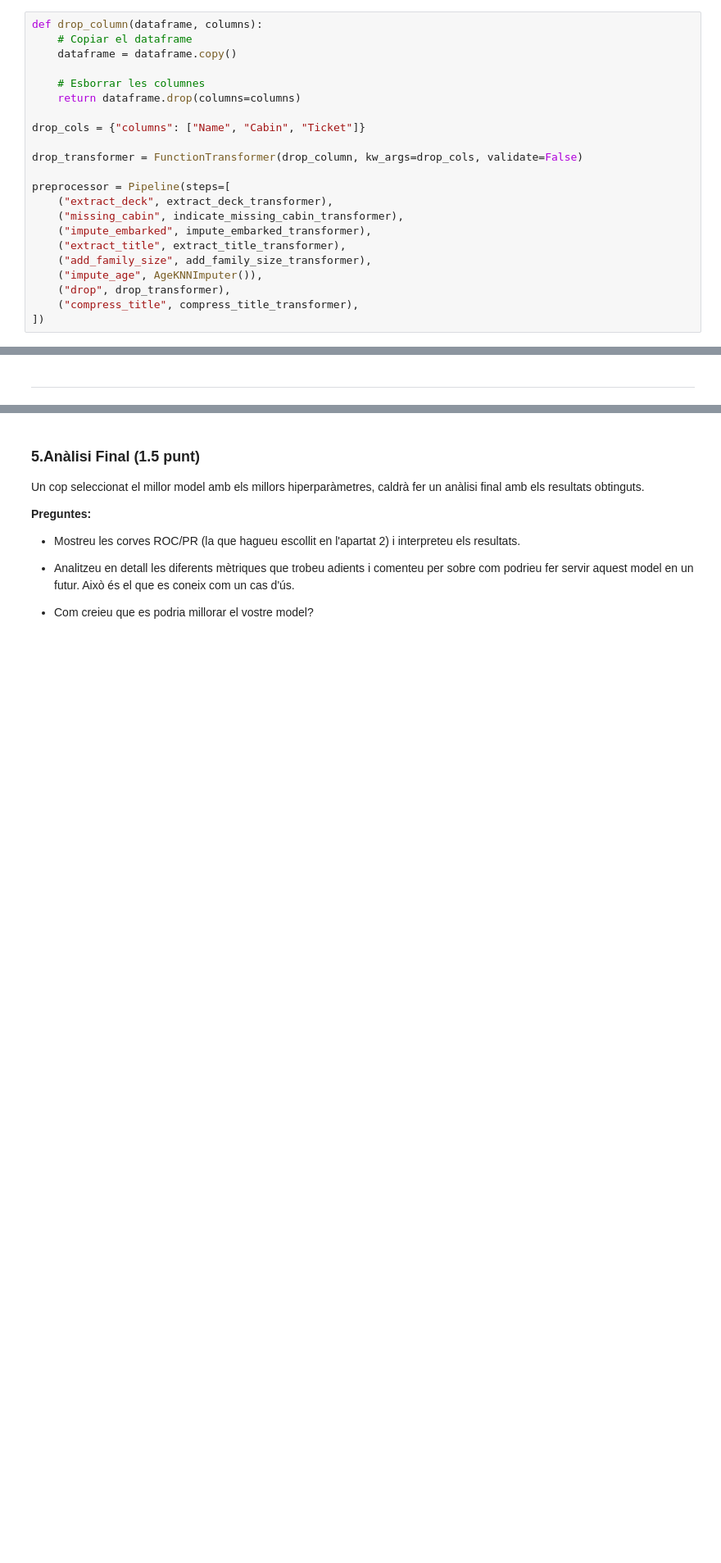
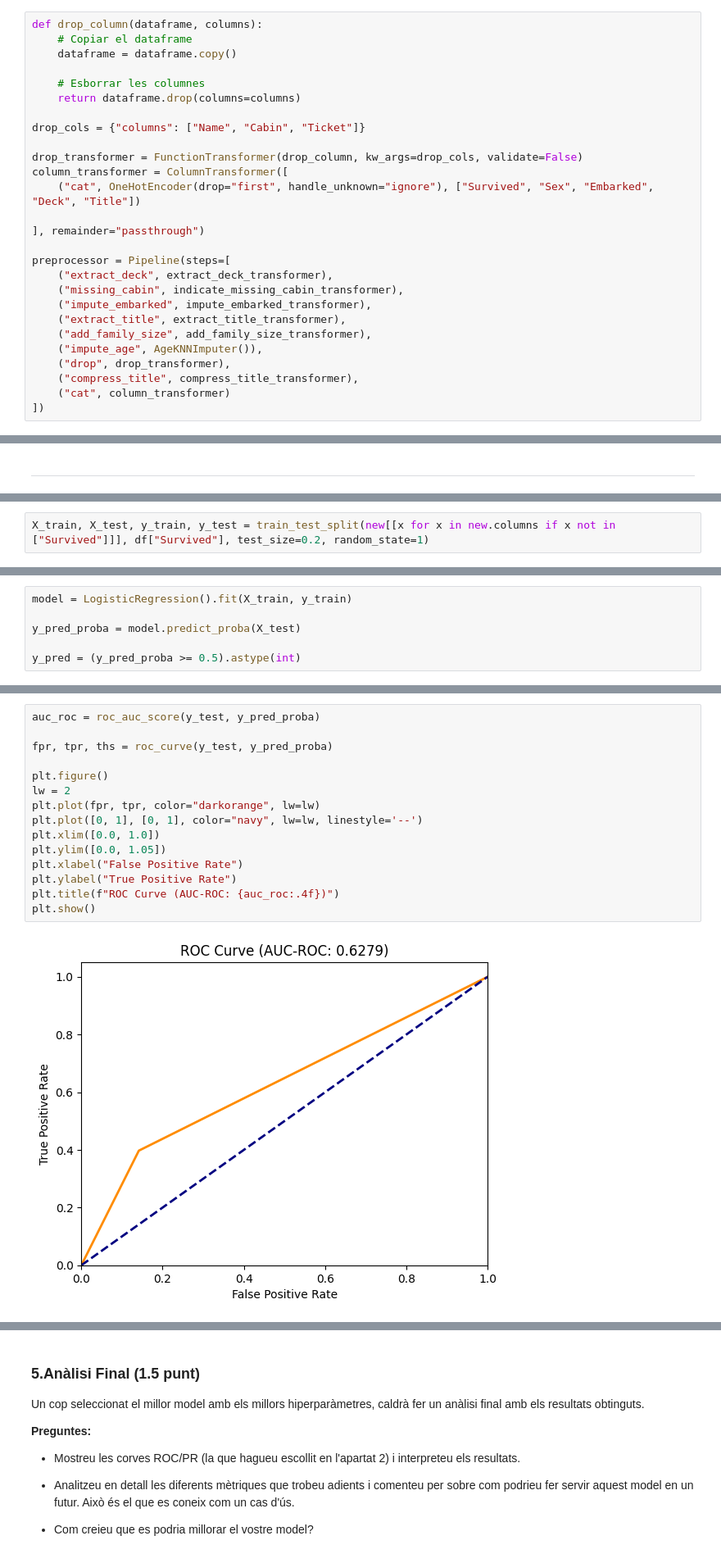
Before and after one commit to NatanSisoev/TitanicSurvival, a Jupyter notebook: practica.ipynb, the cells around one changed output, grey strips where cells are left out. Shown at 82% size. Drawn from its saved outputs; the diff is of its cells as text; blank space fills up the shorter version.

```diff
--- a/practica.ipynb
+++ b/practica.ipynb
@@ -877,6 +877,10 @@ def drop_column(dataframe, columns):
 drop_cols = {"columns": ["Name", "Cabin", "Ticket"]}
 
 drop_transformer = FunctionTransformer(drop_column, kw_args=drop_cols, validate=False)
+column_transformer = ColumnTransformer([
+    ("cat", OneHotEncoder(drop="first", handle_unknown="ignore"), ["Survived", "Sex", "Embarked", "Deck", "Title"])
+
+], remainder="passthrough")
 
 preprocessor = Pipeline(steps=[
     ("extract_deck", extract_deck_transformer),
@@ -887,6 +891,7 @@ preprocessor = Pipeline(steps=[
     ("impute_age", AgeKNNImputer()),
     ("drop", drop_transformer),
     ("compress_title", compress_title_transformer),
+    ("cat", column_transformer)
 ])
 # %% [markdown]
 Apliquem aquest pipeline al dataframe per comprovar que funciona correctament.
@@ -946,0 +960,2 @@ En aquest apartat ens centrarem en les mètriques de classificació ([documentac
+# %%
+X_train, X_test, y_train, y_test = train_test_split(new[[x for x in new.columns if x not in ["Survived"]]], df["Survived"], test_size=0.2, random_state=1)
@@ -946,0 +964,6 @@ En aquest apartat ens centrarem en les mètriques de classificació ([documentac
+# %%
+model = LogisticRegression().fit(X_train, y_train)
+
+y_pred_proba = model.predict_proba(X_test)
+
+y_pred = (y_pred_proba >= 0.5).astype(int)
@@ -946,0 +990,17 @@ En aquest apartat ens centrarem en les mètriques de classificació ([documentac
+# %%
+auc_roc = roc_auc_score(y_test, y_pred_proba)
+
+fpr, tpr, ths = roc_curve(y_test, y_pred_proba)
+
+plt.figure()
+lw = 2
+plt.plot(fpr, tpr, color="darkorange", lw=lw)
+plt.plot([0, 1], [0, 1], color="navy", lw=lw, linestyle='--')
+plt.xlim([0.0, 1.0])
+plt.ylim([0.0, 1.05])
+plt.xlabel("False Positive Rate")
+plt.ylabel("True Positive Rate")
+plt.title(f"ROC Curve (AUC-ROC: {auc_roc:.4f})")
+plt.show()
+# %% [output]
+[figure, added]
```
Also changed, not shown: parts of 21 cells of this notebook.
